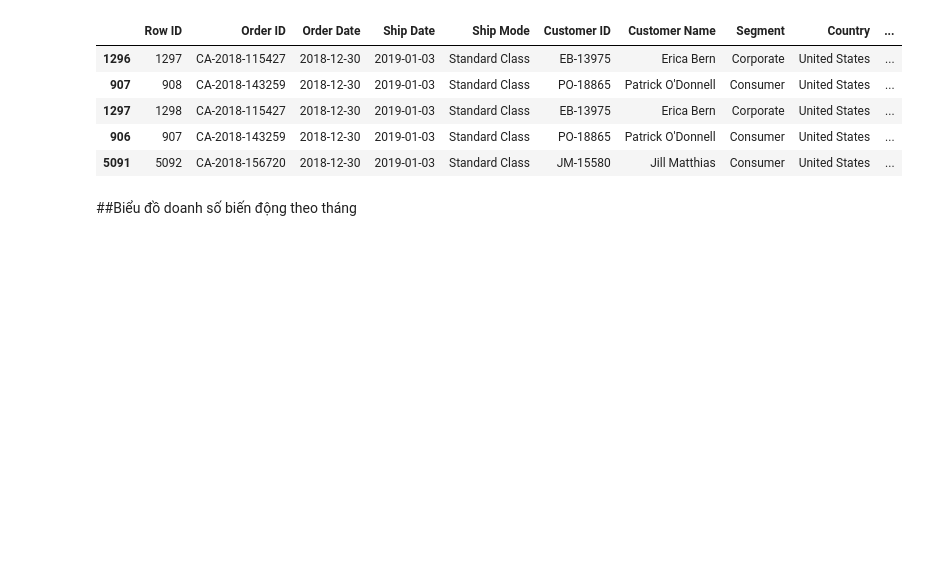
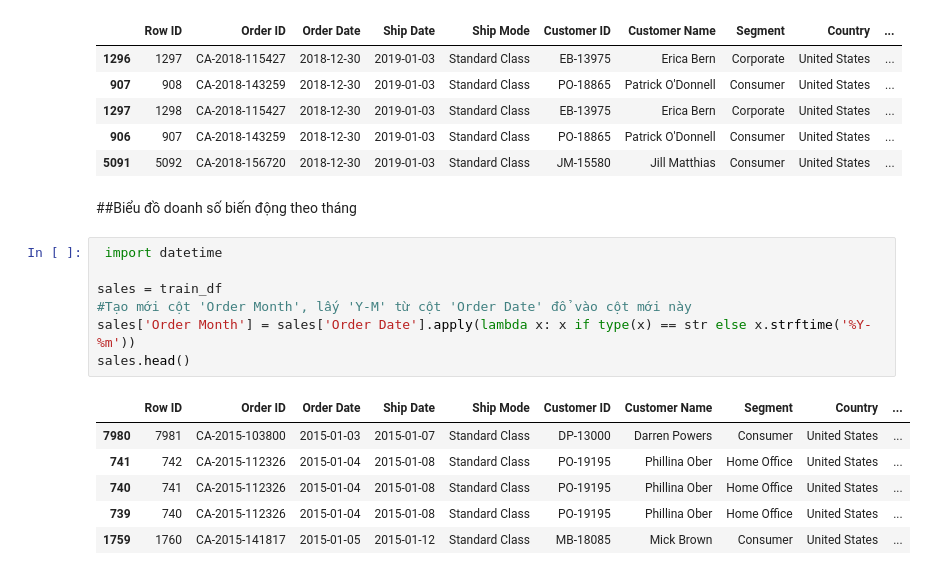
Before and after one commit to HienNguyenMinh/PythonAssignment, a Jupyter notebook: BaiTap4_Assignment.ipynb, the cells around one changed output. Saved outputs shown, nothing was run; the diff lists cells and outputs as text; blank space fills up the shorter version.

```diff
--- a/BaiTap4_Assignment.ipynb
+++ b/BaiTap4_Assignment.ipynb
@@ -180,3 +180,17 @@ train_df.tail()
 | 5091 | 5092 | CA-2018-156720 | 2018-12-30 | 2019-01-03 | Standard Class | JM-15580 | Jill Matthias | Consumer | United States | ... |
 # %% [markdown]
 ##Biểu đồ doanh số biến động theo tháng
+# %%
+ import datetime
+
+sales = train_df
+#Tạo mới cột 'Order Month', lấy 'Y-M' từ cột 'Order Date' đổ vào cột mới này
+sales['Order Month'] = sales['Order Date'].apply(lambda x: x if type(x) == str else x.strftime('%Y-%m'))
+sales.head()
+# %% [output]
+|  | Row ID | Order ID | Order Date | Ship Date | Ship Mode | Customer ID | Customer Name | Segment | Country | ... |
+| 7980 | 7981 | CA-2015-103800 | 2015-01-03 | 2015-01-07 | Standard Class | DP-13000 | Darren Powers | Consumer | United States | ... |
+| 741 | 742 | CA-2015-112326 | 2015-01-04 | 2015-01-08 | Standard Class | PO-19195 | Phillina Ober | Home Office | United States | ... |
+| 740 | 741 | CA-2015-112326 | 2015-01-04 | 2015-01-08 | Standard Class | PO-19195 | Phillina Ober | Home Office | United States | ... |
+| 739 | 740 | CA-2015-112326 | 2015-01-04 | 2015-01-08 | Standard Class | PO-19195 | Phillina Ober | Home Office | United States | ... |
+| 1759 | 1760 | CA-2015-141817 | 2015-01-05 | 2015-01-12 | Standard Class | MB-18085 | Mick Brown | Consumer | United States | ... |
```
Also changed, not shown: parts of 1 cell of this notebook.
